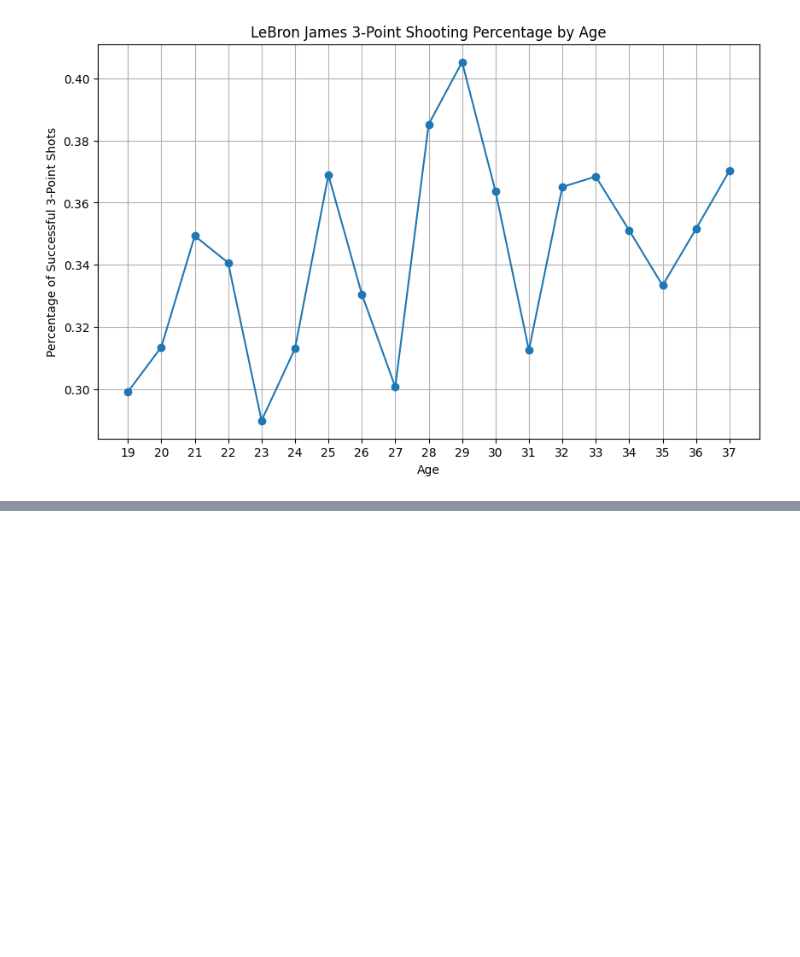
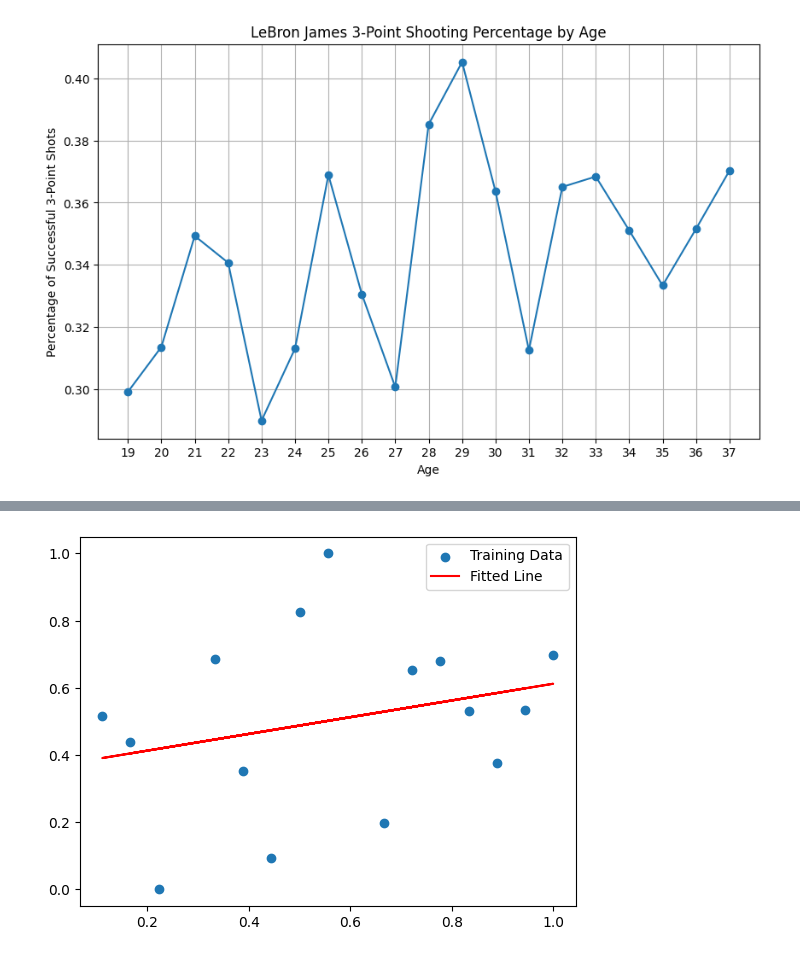
Before and after one commit to MehrCodeLand/machine-learning, a Jupyter notebook: Torch/lebron_james_data.ipynb, the cells around one changed output, grey strips where cells are left out. Drawn from its saved outputs; the diff is of its cells as text; code cells hidden in the pictures; blank space fills up the shorter version.

Commit message:
we go for polynomial training

```diff
--- a/Torch/lebron_james_data.ipynb
+++ b/Torch/lebron_james_data.ipynb
@@ -275,0 +301,25 @@ plt.show()
+# %%
+class LinearRegressionModel(nn.Module):
+    def __init__(self):
+      super(LinearRegressionModel , self).__init__()
+      self.linear = nn.Linear(1 , 1)
+
+    def forward(self , x):
+      return self.linear(x)
+
+model = LinearRegressionModel()
+# %%
+criterion = nn.MSELoss()
+optimizer = optim.SGD(model.parameters() , lr = 0.1)
+# %%
+epoche = 1000
+for epoche in range(epoche):
+    model.train()
+    optimizer.zero_grad()
+    outputs = model(X_train)
+    loss = criterion(outputs, y_train)
+    loss.backward()
+    optimizer.step()
+
+    if (epoche + 1) % 100 == 0:
+      print(f'Epoch [{epoche + 1}/{epoche}], Loss: {loss.item():.4f}')
@@ -275,0 +344,10 @@ plt.show()
+# %%
+# Step 7: Visualize Training Results
+with torch.no_grad():
+    predicted = model(X_train).numpy()
+plt.scatter(X_train.numpy(), y_train.numpy(), label='Training Data')
+plt.plot(X_train.numpy(), predicted, color='red', label='Fitted Line')
+plt.legend()
+plt.show()
+# %% [output]
+[figure, added]
```
Also changed, not shown: parts of 8 cells of this notebook, 1 other file.
